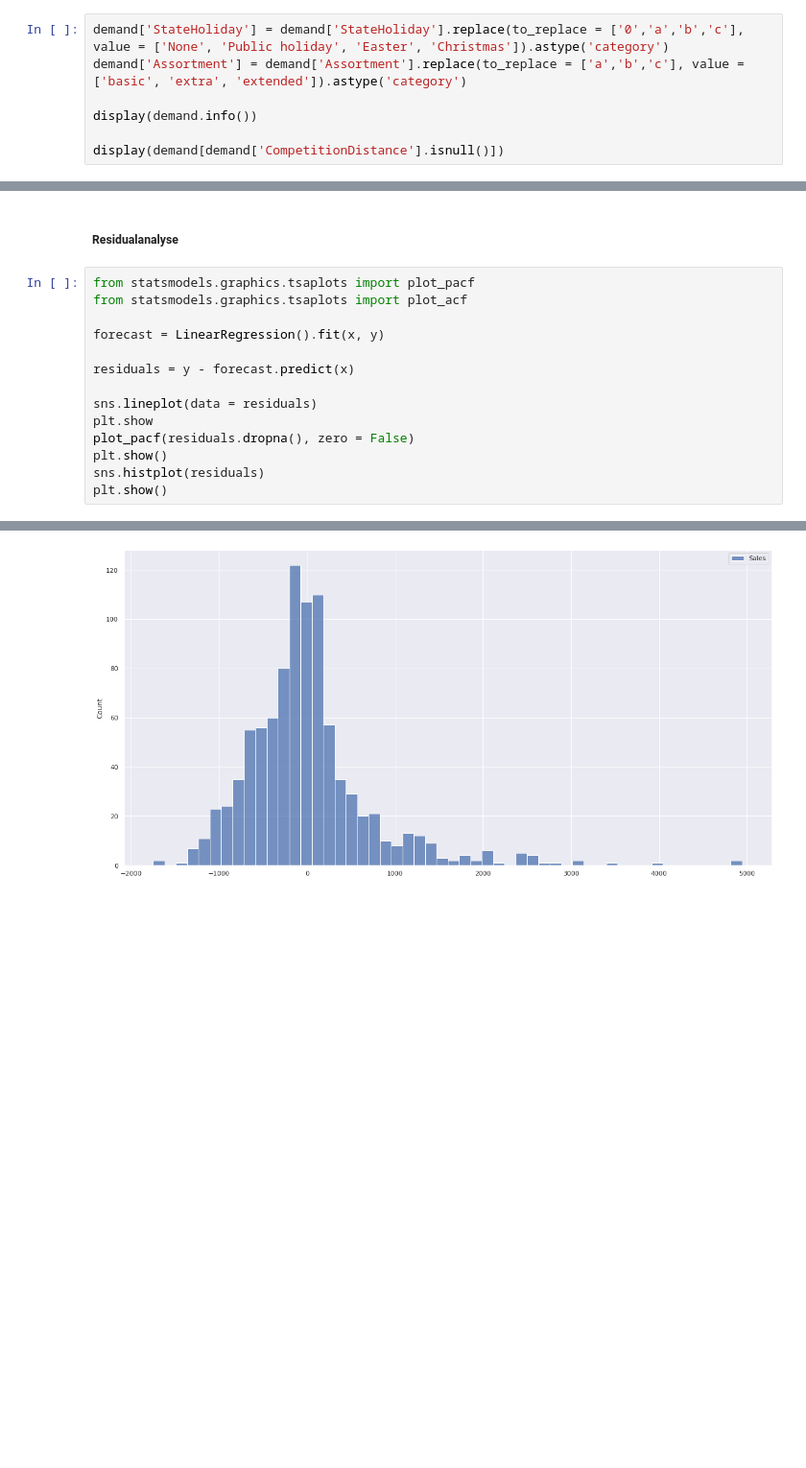
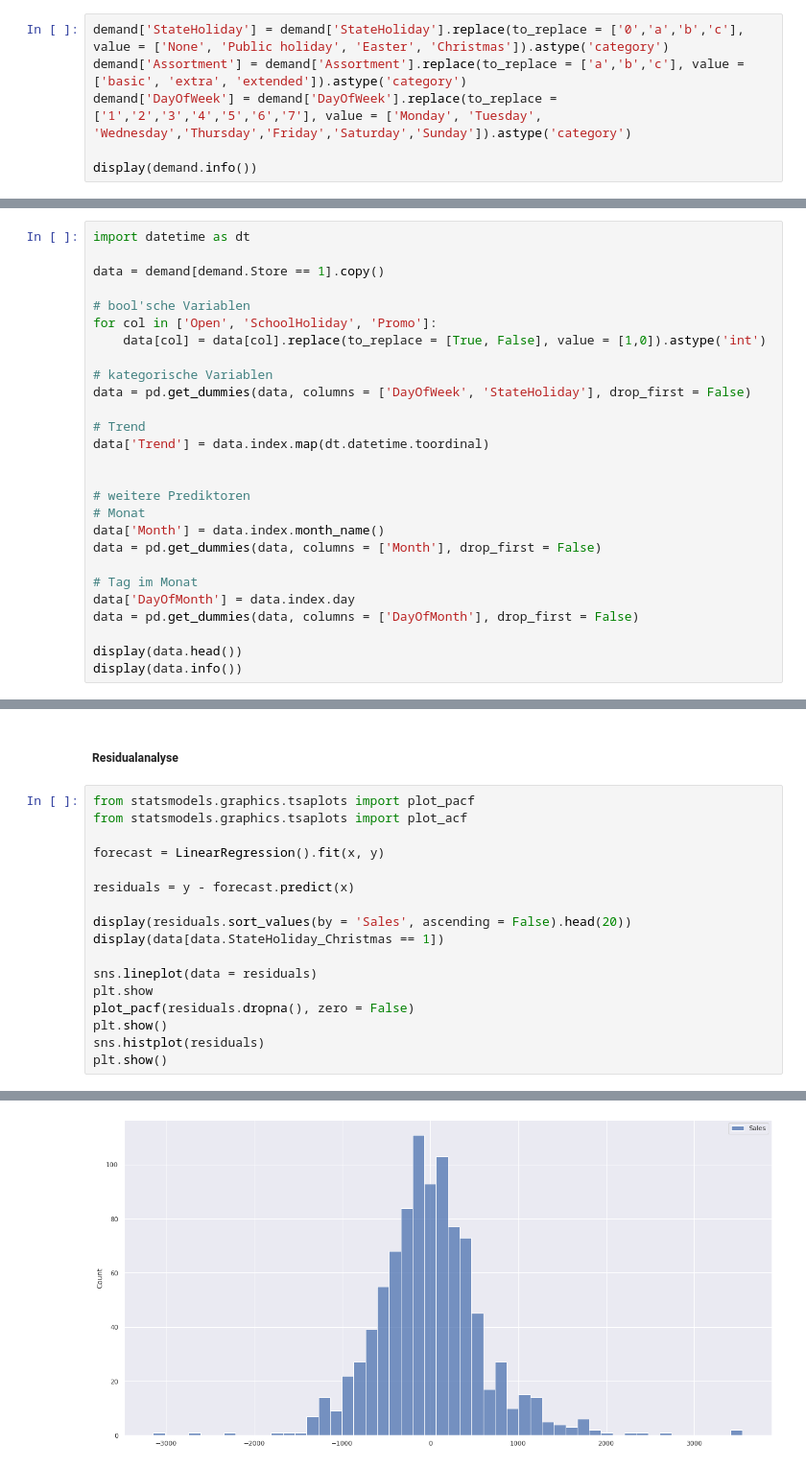
Before and after one commit to schemm/forecasting, a Jupyter notebook: RossmannStoreSales.ipynb, the cells around one changed output, grey strips where cells are left out. Shown at 96% size. Drawn from its saved outputs; the diff is of its cells as text; blank space fills up the shorter version.

```diff
--- a/RossmannStoreSales.ipynb
+++ b/RossmannStoreSales.ipynb
@@ -86,10 +86,9 @@ None
 # %%
 demand['StateHoliday'] = demand['StateHoliday'].replace(to_replace = ['0','a','b','c'], value = ['None', 'Public holiday', 'Easter', 'Christmas']).astype('category')
 demand['Assortment'] = demand['Assortment'].replace(to_replace = ['a','b','c'], value = ['basic', 'extra', 'extended']).astype('category')
+demand['DayOfWeek'] = demand['DayOfWeek'].replace(to_replace = ['1','2','3','4','5','6','7'], value = ['Monday', 'Tuesday', 'Wednesday','Thursday','Friday','Saturday','Sunday']).astype('category')
 
 display(demand.info())
-
-display(demand[demand['CompetitionDistance'].isnull()])
 # %% [output]
 <class 'pandas.core.frame.DataFrame'>
 DatetimeIndex: 1017209 entries, 2013-01-01 to 2015-07-31
@@ -238,0 +136,27 @@ array([False])
+# %%
+import datetime as dt
+
+data = demand[demand.Store == 1].copy()
+
+# bool'sche Variablen
+for col in ['Open', 'SchoolHoliday', 'Promo']:
+    data[col] = data[col].replace(to_replace = [True, False], value = [1,0]).astype('int')
+
+# kategorische Variablen
+data = pd.get_dummies(data, columns = ['DayOfWeek', 'StateHoliday'], drop_first = False)
+
+# Trend
+data['Trend'] = data.index.map(dt.datetime.toordinal)
+
+
+# weitere Prediktoren
+# Monat
+data['Month'] = data.index.month_name()
+data = pd.get_dummies(data, columns = ['Month'], drop_first = False)
+
+# Tag im Monat
+data['DayOfMonth'] = data.index.day
+data = pd.get_dummies(data, columns = ['DayOfMonth'], drop_first = False)
+
+display(data.head())
+display(data.info())
@@ -327,6 +279,9 @@ forecast = LinearRegression().fit(x, y)
 
 residuals = y - forecast.predict(x)
 
+display(residuals.sort_values(by = 'Sales', ascending = False).head(20))
+display(data[data.StateHoliday_Christmas == 1])
+
 sns.lineplot(data = residuals)
 plt.show
 plot_pacf(residuals.dropna(), zero = False)
@@ -339 +319 @@ plt.show()
-[figure, old version]
+[figure, new version]
```
Also changed, not shown: parts of 6 cells of this notebook.
